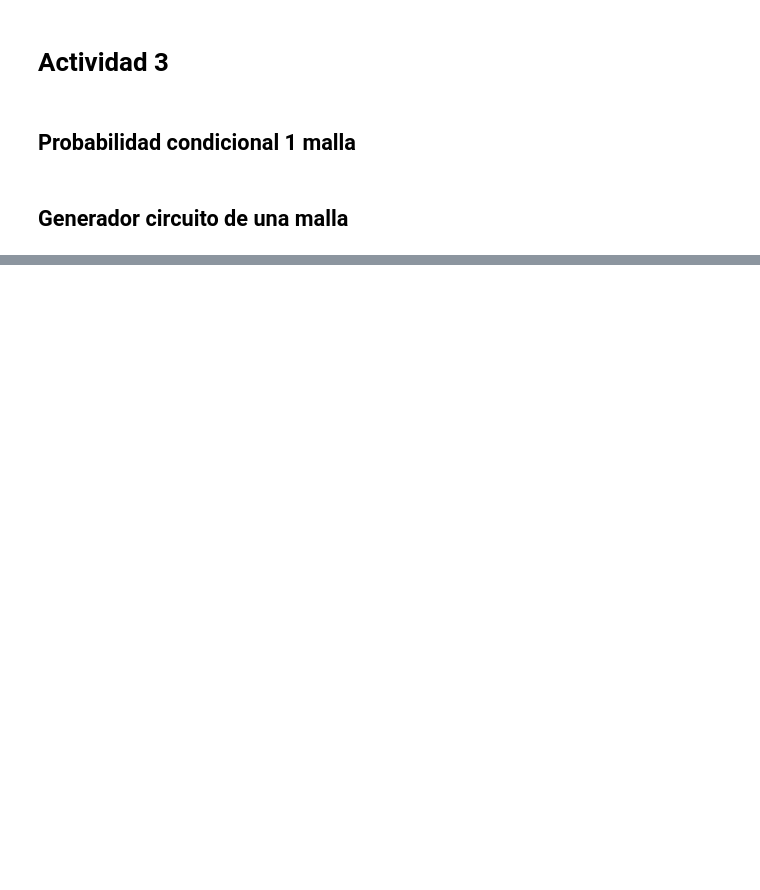
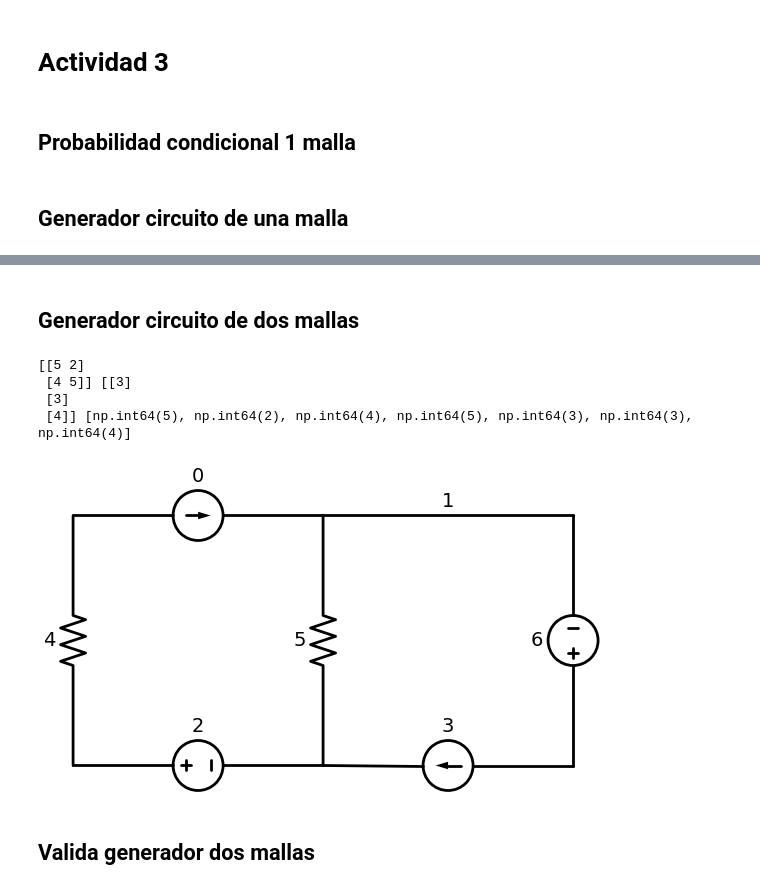
Before and after one commit to criss201x/random-circuit-generator, a Jupyter notebook: notebooks/Trabajo_1.ipynb, the cells around one changed output, grey strips where cells are left out. Saved outputs shown, nothing was run; the diff lists cells and outputs as text; code cells hidden in the pictures; blank space fills up the shorter version.

```diff
--- a/notebooks/Trabajo_1.ipynb
+++ b/notebooks/Trabajo_1.ipynb
@@ -406,0 +532,42 @@ def prob_condicional(elementos, x):
+# %% [markdown]
+## Generador circuito de dos mallas
+# %%
+# Llena prinero los elementos del vector H y luego los de V
+def generar_dos_mallas_valida():
+    x = [2, 3, 4, 5]
+    H = np.zeros((2, 2), dtype=int)  # Matriz 2x2
+    V = np.zeros((3, 1), dtype=int)  # Vector columna 3x1
+    elementos = []
+
+    for i in range(7):
+        p = prob_condicional_dos_mallas(elementos, x)
+
+        elegido = np.random.choice(x, p=p)
+        elementos.append(elegido)
+
+        if i < 4:
+            row = i // 2
+            col = i % 2
+            # print("H: ", row ," ", col, " ",elegido)
+            H[row, col] = elegido  # Llenar por filas
+        else:
+            # print("V: ", i - 4 ," ", 0, " ",elegido)
+            V[i - 4, 0] = elegido  # Llenar vertical
+        # print(p)
+        # print("\n")
+
+
+    return H, V, elementos
+# %%
+H, V, elementos_generados = generar_dos_mallas_valida()
+print(H, V, elementos_generados)
+
+generacircuito2mallas(H, V)
+# %% [output]
+[[5 2]
+ [4 5]] [[3]
+ [3]
+ [4]] [np.int64(5), np.int64(2), np.int64(4), np.int64(5), np.int64(3), np.int64(3), np.int64(4)]
+[figure, added]
+# %% [markdown]
+## Valida generador dos mallas
```
Also changed, not shown: parts of 12 cells of this notebook.
